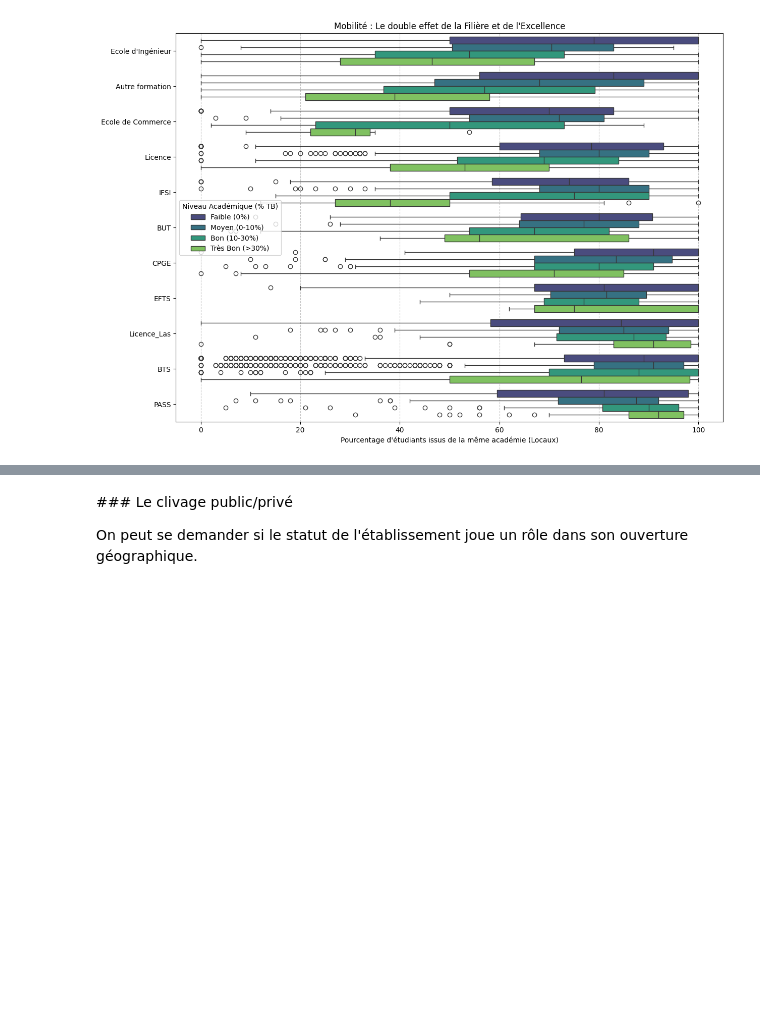
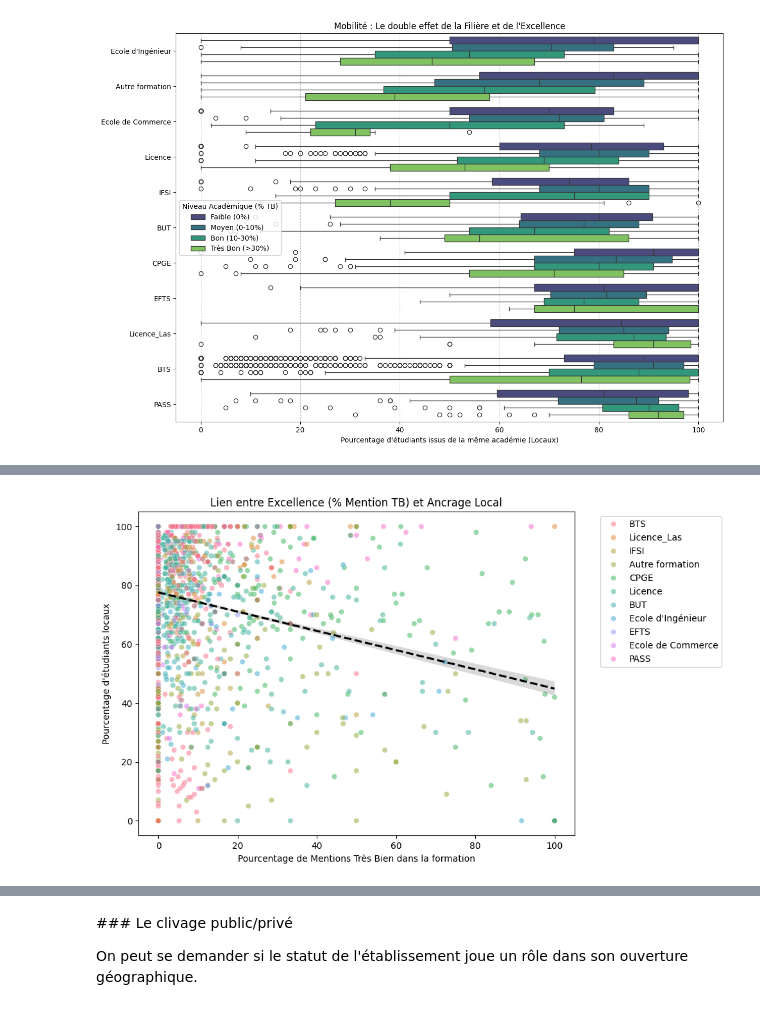
Before and after one commit to elise-m1/Projet-python-data-science, a Jupyter notebook: main.ipynb, the cells around one changed output, grey strips where cells are left out. Drawn from its saved outputs; the diff is of its cells as text; code cells hidden in the pictures; blank space fills up the shorter version.

Commit message:
Graphiques + analyse descriptive concernant l'excellence

```diff
--- a/main.ipynb
+++ b/main.ipynb
@@ -313,0 +324,35 @@ plt.show()
+# %%
+# Preuve qu'il existe une corrélisation entre le niveau de la formation (nombre de mention TB) et mobilité
+
+plt.figure(figsize=(10, 6))
+
+# On prend un échantillon pour ne pas surcharger le graphique
+sample_df = df.sample(2000, random_state=42)
+
+sns.scatterplot(
+    data=sample_df,
+    x="tb_eleves",       # % de mention TB
+    y="part_bac_ac_pcv", # % de locaux
+    hue="filiere_agr",   # Une couleur par filière pour voir les groupes
+    alpha=0.5
+)
+
+# On ajoute la courbe de tendance globale (Régression)
+sns.regplot(
+    data=df,
+    x="tb_eleves",
+    y="part_bac_ac_pcv",
+    scatter=False,
+    color="black",
+    line_kws={"linestyle": "--"}
+)
+
+plt.title("Lien entre Excellence (% Mention TB) et Ancrage Local")
+plt.xlabel("Pourcentage de Mentions Très Bien dans la formation")
+plt.ylabel("Pourcentage d'étudiants locaux")
+plt.legend(bbox_to_anchor=(1.05, 1), loc='upper left')
+
+plt.tight_layout()
+plt.show()
+# %% [output]
+[figure, added]
```
Also changed, not shown: parts of 4 cells of this notebook.
